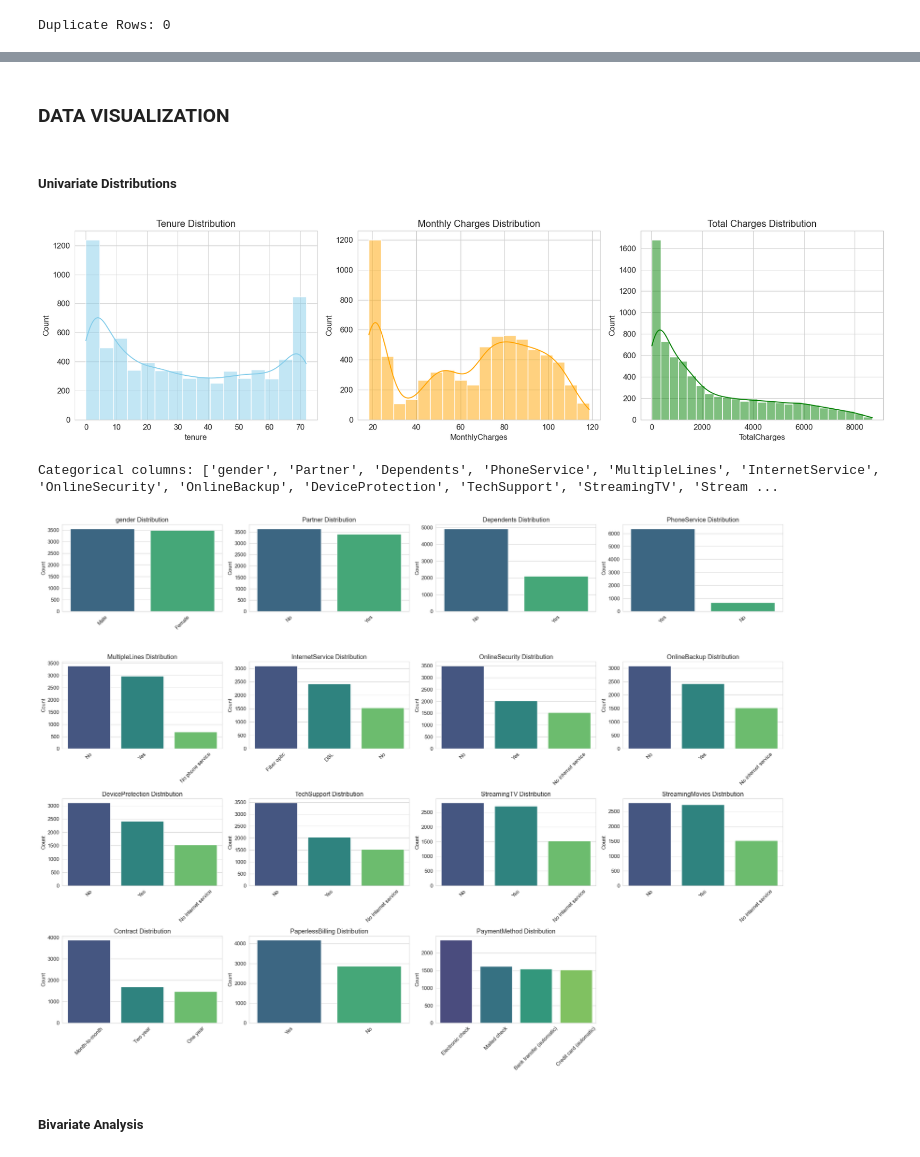
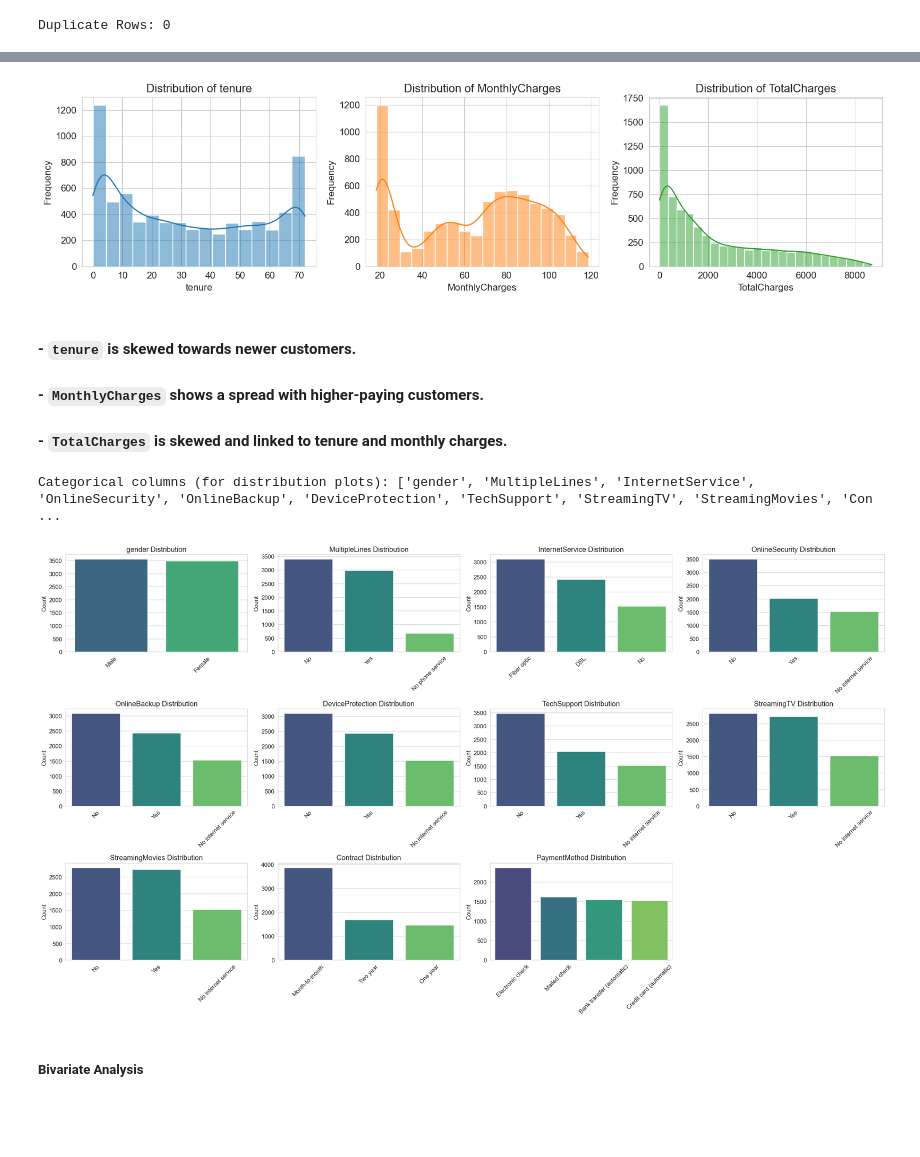
Before and after one commit to Pudamya/CM2604_ML_CW_2425595, a Jupyter notebook: pre_processing.ipynb, the cells around one changed output, grey strips where cells are left out. Saved outputs shown, nothing was run; the diff lists cells and outputs as text; code cells hidden in the pictures; blank space fills up the shorter version.

```diff
--- a/pre_processing.ipynb
+++ b/pre_processing.ipynb
@@ -177,0 +134,6 @@ dtype: int64
+# %%
+# Impute missing TotalCharges
+if "TotalCharges" in df.columns:
+    median_tc = df["TotalCharges"].median()
+    df["TotalCharges"].fillna(median_tc, inplace=True)
+    print(f"Imputed missing TotalCharges with median = {median_tc:.2f}")
@@ -177,0 +149,14 @@ dtype: int64
+# %%
+# Binary Yes/No columns to 0/1
+binary_map = {"Yes": 1, "No": 0}
+for col in df.columns:
+    # Only map if column contains subset of Yes/No (ignoring NaNs)
+    unique_vals = set(df[col].dropna().unique())
+    if unique_vals and unique_vals <= {"Yes", "No"}:
+        df[col] = df[col].map(binary_map)
+# %%
+# Ensure Churn is clearly numeric 0/1
+if "Churn" in df.columns:
+    if df["Churn"].dtype == "O":
+        df["Churn"] = df["Churn"].map({"Yes": 1, "No": 0})
+    df["Churn"] = df["Churn"].astype(int)
@@ -258,34 +291,38 @@ plt.show()
-# %% [markdown]
-### DATA VISUALIZATION
-# %% [markdown]
-##### Univariate Distributions
 # %%
-# Numerical Features Distribution
-# The sample plots numerical features to see their shape (Normal vs Skewed).
-fig, axes = plt.subplots(1, 3, figsize=(18, 5))
+# Numeric feature distributions
+numeric_cols = ["tenure", "MonthlyCharges", "TotalCharges"]
+numeric_cols = [c for c in numeric_cols if c in df.columns]
 
-# Tenure
-sns.histplot(df['tenure'], kde=True, ax=axes[0], color='skyblue')
-axes[0].set_title('Tenure Distribution')
+if numeric_cols:
+    colors = ["#1f77b4", "#ff7f0e", "#2ca02c"]  # blue, orange, green
 
-# Monthly Charges
-sns.histplot(df['MonthlyCharges'], kde=True, ax=axes[1], color='orange')
-axes[1].set_title('Monthly Charges Distribution')
+    fig, axes = plt.subplots(1, len(numeric_cols), figsize=(5 * len(numeric_cols), 4))
+    if len(numeric_cols) == 1:
+        axes = [axes]
 
-# Total Charges
-sns.histplot(df['TotalCharges'], kde=True, ax=axes[2], color='green')
-axes[2].set_title('Total Charges Distribution')
+    for ax, col, color in zip(axes, numeric_cols, colors):
+        sns.histplot(df[col].dropna(), kde=True, ax=ax, color=color)
+        ax.set_title(f"Distribution of {col}")
+        ax.set_xlabel(col)
+        ax.set_ylabel("Frequency")
 
-plt.tight_layout()
-plt.show()
+    plt.tight_layout()
+    plt.show()
 # %% [output]
-[figure, old version]
+[figure, new version]
+# %% [markdown]
+#### - `tenure` is skewed towards newer customers.
+#### - `MonthlyCharges` shows a spread with higher-paying customers.
+#### - `TotalCharges` is skewed and linked to tenure and monthly charges.
 # %%
-# CATEGORICAL FEATURE DISTRIBUTIONS
+# Categorical feature distributions
+
 cat_cols = df.select_dtypes(include=["object"]).columns.tolist()
-cat_cols = [c for c in cat_cols if c != "Churn"]  # exclude target
 
-print("Categorical columns:", cat_cols)
+# Exclude target and identifier – we do NOT want plots for IDs
+cat_cols = [c for c in cat_cols if c not in ["Churn", "customerID"]]
+
+print("Categorical columns (for distribution plots):", cat_cols)
 
 n_cols = 4  # number of subplots per row
 n_features = len(cat_cols)
@@ -295,6 +332,10 @@ fig, axes = plt.subplots(n_rows, n_cols, figsize=(6 * n_cols, 4.5 * n_rows))
 axes = axes.flatten()
 
 for i, col in enumerate(cat_cols):
+    # Safety: skip if column somehow missing
+    if col not in df.columns:
+        continue
+
     ax = axes[i]
     order = df[col].value_counts().index
 
@@ -318,8 +359,8 @@ for j in range(i + 1, len(axes)):
 plt.tight_layout()
 plt.show()
 # %% [output]
-Categorical columns: ['gender', 'Partner', 'Dependents', 'PhoneService', 'MultipleLines', 'InternetService', 'OnlineSecurity', 'OnlineBackup', 'DeviceProtection', 'TechSupport', 'StreamingTV', 'Stream ...
+Categorical columns (for distribution plots): ['gender', 'MultipleLines', 'InternetService', 'OnlineSecurity', 'OnlineBackup', 'DeviceProtection', 'TechSupport', 'StreamingTV', 'StreamingMovies', 'Con ...
-[figure, old version]
+[figure, new version]
 # %% [markdown]
 ##### Bivariate Analysis
 # %%
```
Also changed, not shown: parts of 44 cells of this notebook.
